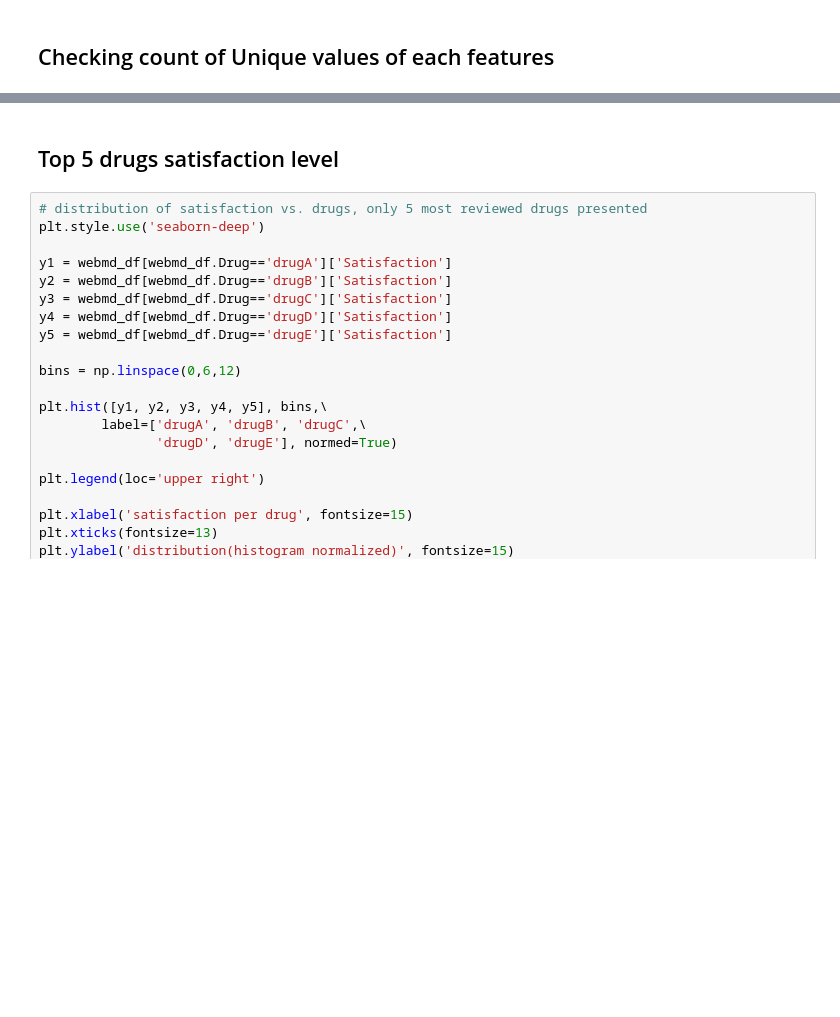
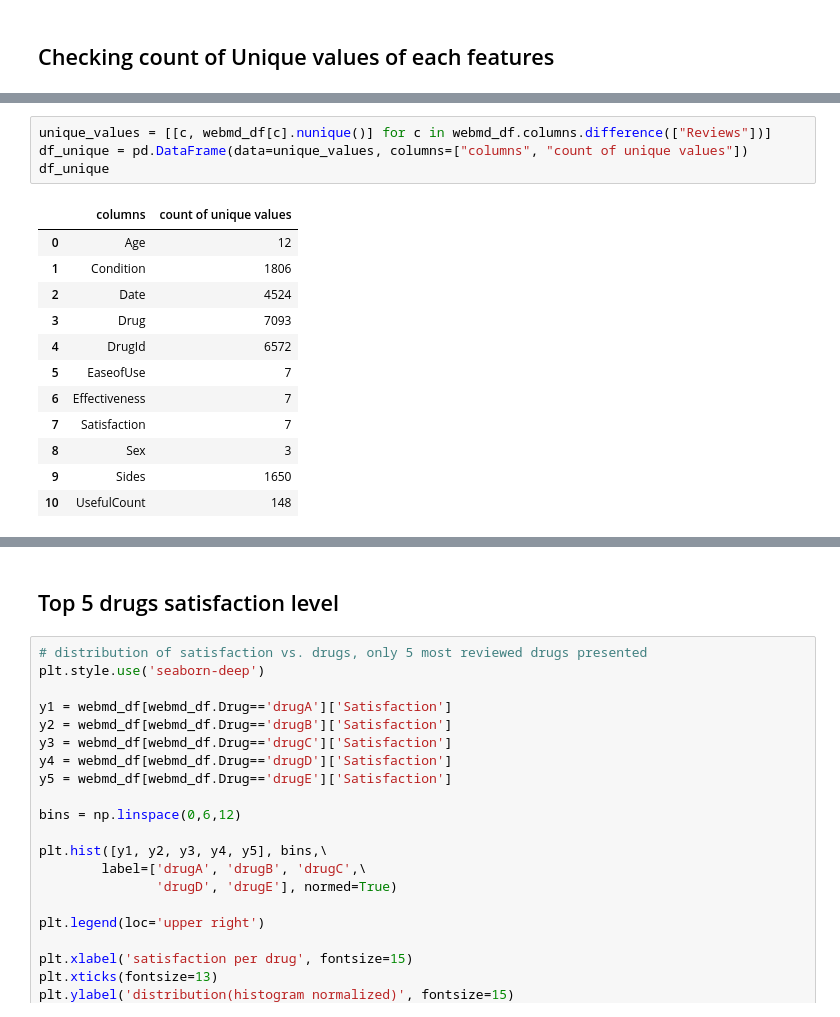
Before and after one commit to Madhurika1292/Medicines-and-Common-Treatment-Recommendation-System, a Jupyter notebook: Webmd_Data_Exploration.ipynb, the cells around one changed output, grey strips where cells are left out. Drawn from its saved outputs; the diff is of its cells as text; blank space fills up the shorter version.

```diff
--- a/Webmd_Data_Exploration.ipynb
+++ b/Webmd_Data_Exploration.ipynb
@@ -272,0 +249,17 @@ chart
+# %%
+unique_values = [[c, webmd_df[c].nunique()] for c in webmd_df.columns.difference(["Reviews"])]
+df_unique = pd.DataFrame(data=unique_values, columns=["columns", "count of unique values"])
+df_unique
+# %% [output]
+|  | columns | count of unique values |
+| 0 | Age | 12 |
+| 1 | Condition | 1806 |
+| 2 | Date | 4524 |
+| 3 | Drug | 7093 |
+| 4 | DrugId | 6572 |
+| 5 | EaseofUse | 7 |
+| 6 | Effectiveness | 7 |
+| 7 | Satisfaction | 7 |
+| 8 | Sex | 3 |
+| 9 | Sides | 1650 |
+| 10 | UsefulCount | 148 |
```
Also changed, not shown: parts of 14 cells of this notebook.
